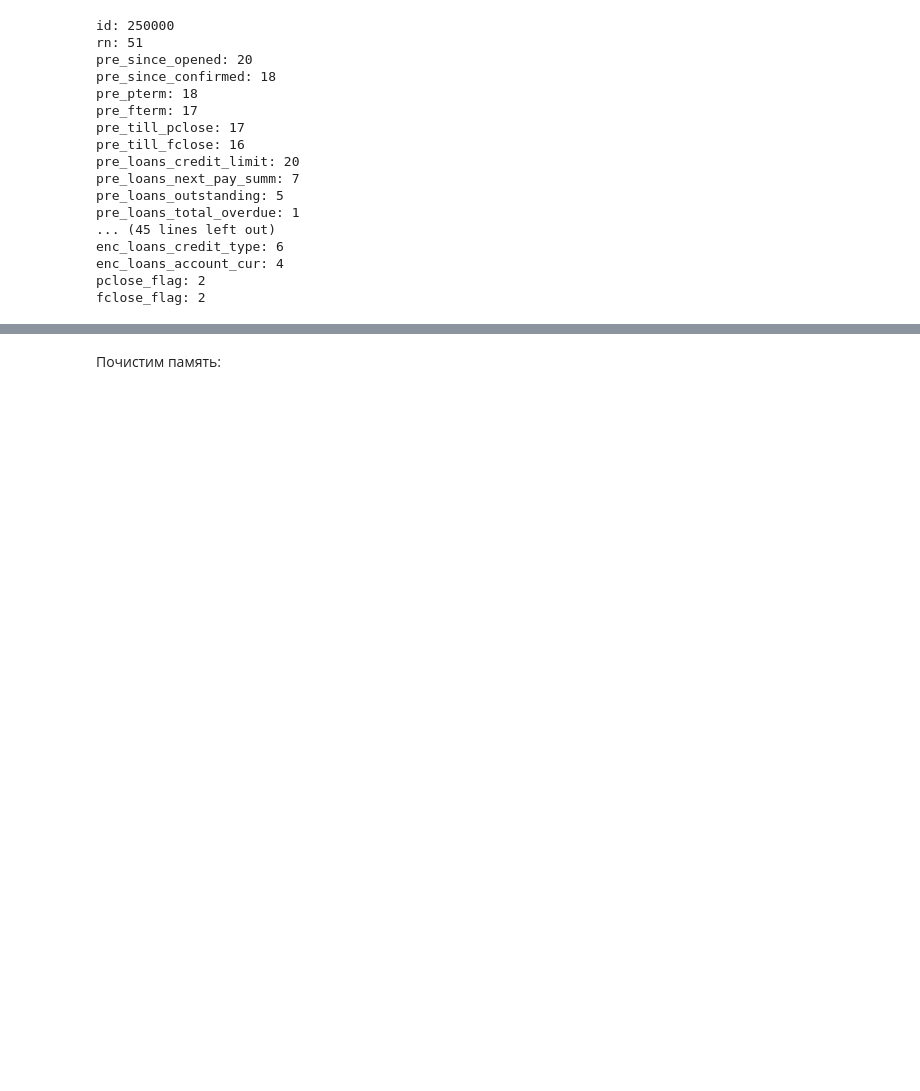
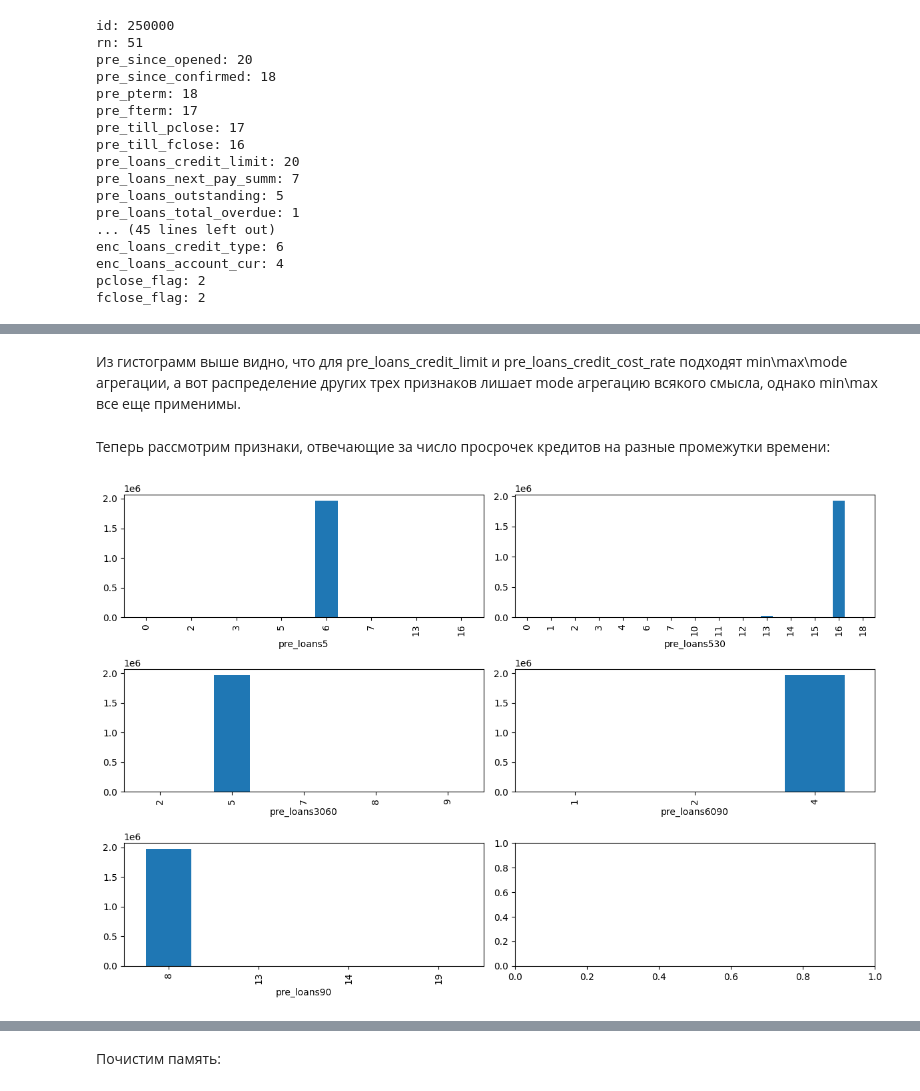
Before and after one commit to CasiCode/credit-scoring, a Jupyter notebook: credit_scoring.ipynb, the cells around one changed output, grey strips where cells are left out. Saved outputs shown, nothing was run; the diff lists cells and outputs as text; code cells hidden in the pictures; blank space fills up the shorter version.

```diff
--- a/credit_scoring.ipynb
+++ b/credit_scoring.ipynb
@@ -148,0 +223,13 @@ fclose_flag: 2
+# %% [markdown]
+Из гистограмм выше видно, что для pre_loans_credit_limit и pre_loans_credit_cost_rate подходят min\max\mode агрегации, а вот распределение других трех признаков лишает mode агрегацию всякого смысла, однако min\max все еще применимы.
+# %% [markdown]
+Теперь рассмотрим признаки, отвечающие за число просрочек кредитов на разные промежутки времени:
+# %%
+cols = [
+    'pre_loans5', 'pre_loans530', 'pre_loans3060',
+    'pre_loans6090', 'pre_loans90'
+]
+
+plot_feature_hists(cols, 2, 3, (12, 8))
+# %% [output]
+[figure, added]
```
Also changed, not shown: parts of 31 cells of this notebook.
